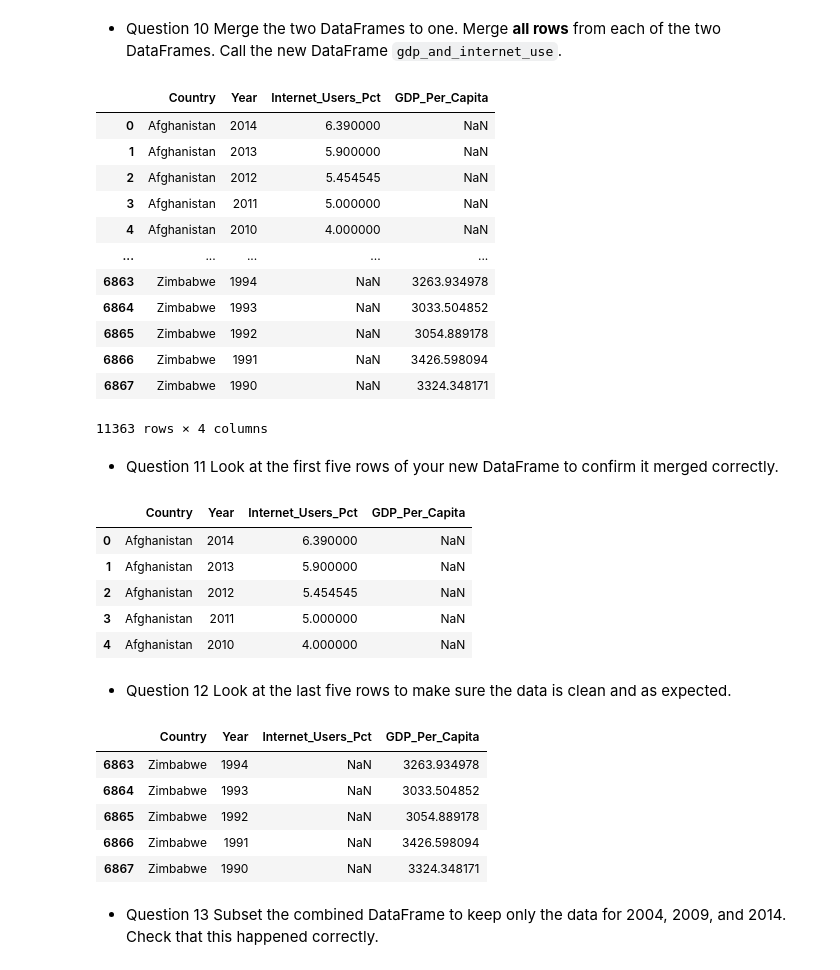
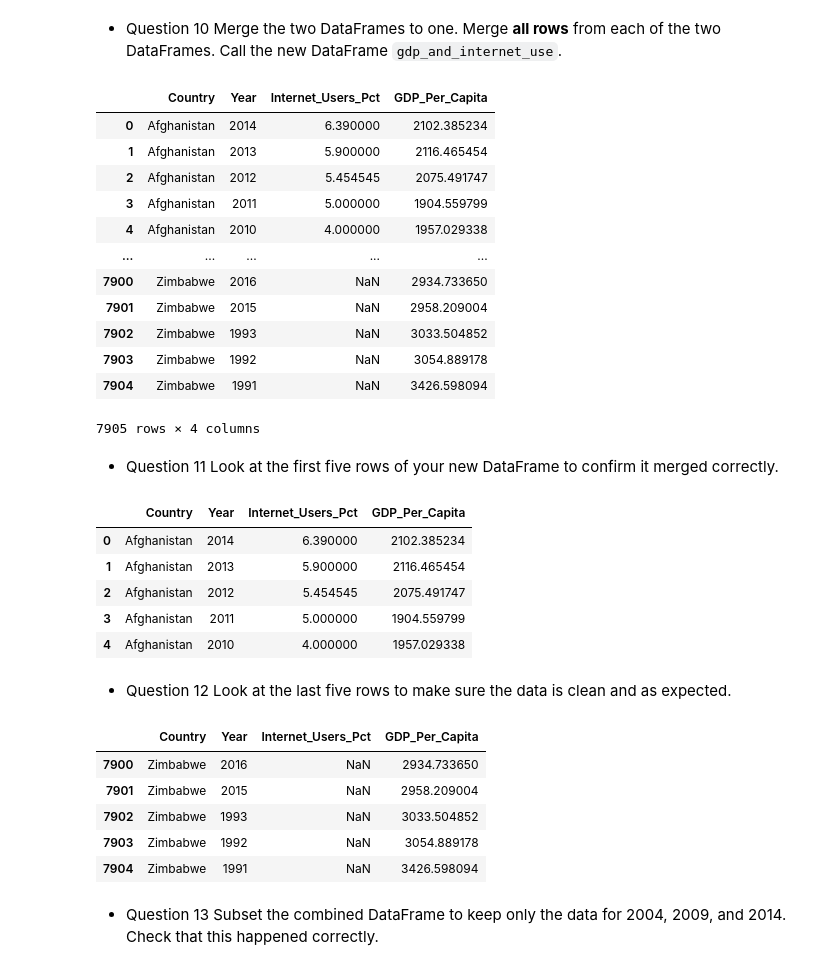
Before and after one commit to NSS-Full-Time-Data-Analytics-7/gdp-and-internet-usage-LaurenDellaRusso, a Jupyter notebook: notebooks/UN _data.ipynb, the cells around one changed output. Saved outputs shown, nothing was run; the diff lists cells and outputs as text; code cells hidden in the pictures.

```diff
--- a/notebooks/UN _data.ipynb
+++ b/notebooks/UN _data.ipynb
@@ -209,44 +207,44 @@ internet_df
 # %% [markdown]
  - Question 10  Merge the two DataFrames to one. Merge **all rows** from each of the two DataFrames. Call the new DataFrame `gdp_and_internet_use`.
 # %%
-gdp_and_internet_use = pd.concat([internet_df, gdp_df])
+gdp_and_internet_use=pd.merge(internet_df, gdp_df, on = ['Country', 'Year'], how = 'outer')
 gdp_and_internet_use
 # %% [output]
 |  | Country | Year | Internet_Users_Pct | GDP_Per_Capita |
-| 0 | Afghanistan | 2014 | 6.390000 | NaN |
-| 1 | Afghanistan | 2013 | 5.900000 | NaN |
-| 2 | Afghanistan | 2012 | 5.454545 | NaN |
-| 3 | Afghanistan | 2011 | 5.000000 | NaN |
-| 4 | Afghanistan | 2010 | 4.000000 | NaN |
+| 0 | Afghanistan | 2014 | 6.390000 | 2102.385234 |
+| 1 | Afghanistan | 2013 | 5.900000 | 2116.465454 |
+| 2 | Afghanistan | 2012 | 5.454545 | 2075.491747 |
+| 3 | Afghanistan | 2011 | 5.000000 | 1904.559799 |
+| 4 | Afghanistan | 2010 | 4.000000 | 1957.029338 |
 | ... | ... | ... | ... | ... |
-| 6863 | Zimbabwe | 1994 | NaN | 3263.934978 |
-| 6864 | Zimbabwe | 1993 | NaN | 3033.504852 |
-| 6865 | Zimbabwe | 1992 | NaN | 3054.889178 |
-| 6866 | Zimbabwe | 1991 | NaN | 3426.598094 |
-| 6867 | Zimbabwe | 1990 | NaN | 3324.348171 |
+| 7900 | Zimbabwe | 2016 | NaN | 2934.733650 |
+| 7901 | Zimbabwe | 2015 | NaN | 2958.209004 |
+| 7902 | Zimbabwe | 1993 | NaN | 3033.504852 |
+| 7903 | Zimbabwe | 1992 | NaN | 3054.889178 |
+| 7904 | Zimbabwe | 1991 | NaN | 3426.598094 |
-11363 rows × 4 columns
+7905 rows × 4 columns
 # %% [markdown]
  - Question 11 Look at the first five rows of your new DataFrame to confirm it merged correctly.
 # %%
 gdp_and_internet_use.head(5)
 # %% [output]
 |  | Country | Year | Internet_Users_Pct | GDP_Per_Capita |
-| 0 | Afghanistan | 2014 | 6.390000 | NaN |
-| 1 | Afghanistan | 2013 | 5.900000 | NaN |
-| 2 | Afghanistan | 2012 | 5.454545 | NaN |
-| 3 | Afghanistan | 2011 | 5.000000 | NaN |
-| 4 | Afghanistan | 2010 | 4.000000 | NaN |
+| 0 | Afghanistan | 2014 | 6.390000 | 2102.385234 |
+| 1 | Afghanistan | 2013 | 5.900000 | 2116.465454 |
+| 2 | Afghanistan | 2012 | 5.454545 | 2075.491747 |
+| 3 | Afghanistan | 2011 | 5.000000 | 1904.559799 |
+| 4 | Afghanistan | 2010 | 4.000000 | 1957.029338 |
 # %% [markdown]
  - Question 12 Look at the last five rows to make sure the data is clean and as expected.
 # %%
 gdp_and_internet_use.tail(5)
 # %% [output]
 |  | Country | Year | Internet_Users_Pct | GDP_Per_Capita |
-| 6863 | Zimbabwe | 1994 | NaN | 3263.934978 |
-| 6864 | Zimbabwe | 1993 | NaN | 3033.504852 |
-| 6865 | Zimbabwe | 1992 | NaN | 3054.889178 |
-| 6866 | Zimbabwe | 1991 | NaN | 3426.598094 |
-| 6867 | Zimbabwe | 1990 | NaN | 3324.348171 |
+| 7900 | Zimbabwe | 2016 | NaN | 2934.733650 |
+| 7901 | Zimbabwe | 2015 | NaN | 2958.209004 |
+| 7902 | Zimbabwe | 1993 | NaN | 3033.504852 |
+| 7903 | Zimbabwe | 1992 | NaN | 3054.889178 |
+| 7904 | Zimbabwe | 1991 | NaN | 3426.598094 |
 # %% [markdown]
  - Question 13 	Subset the combined DataFrame to keep only the data for 2004, 2009, and 2014. Check that this happened correctly.
 # %%
```
Also changed, not shown: parts of 53 cells of this notebook.
